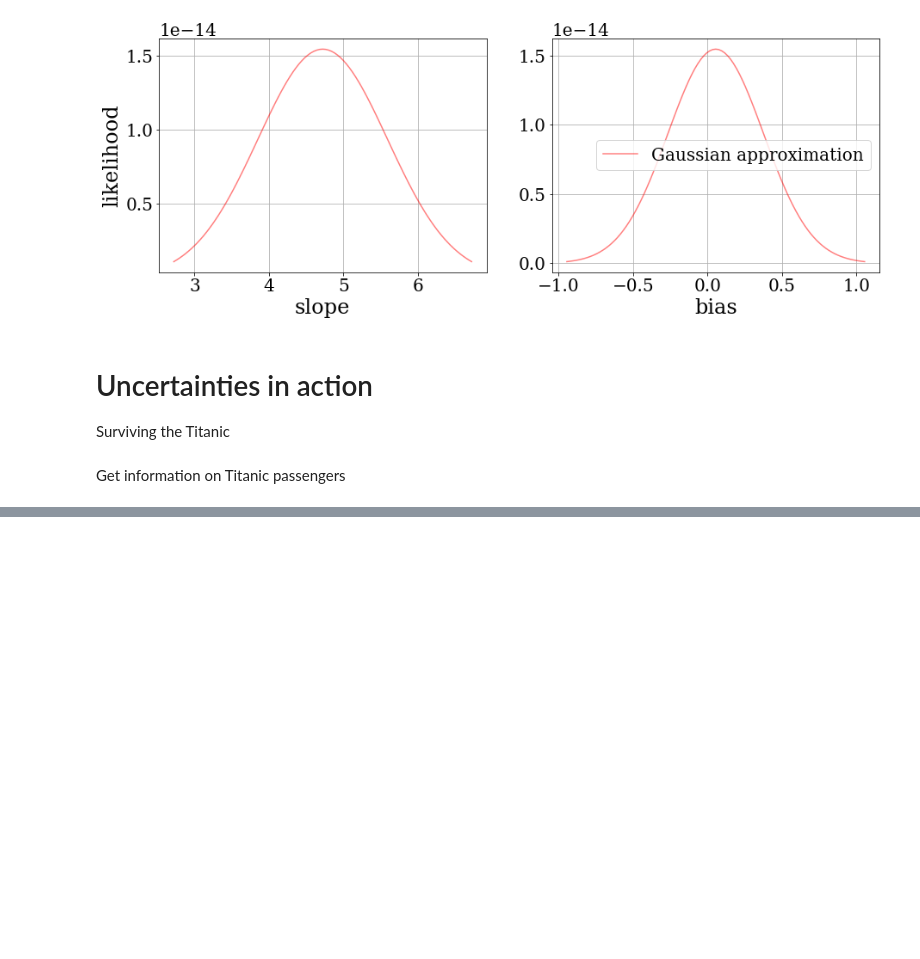
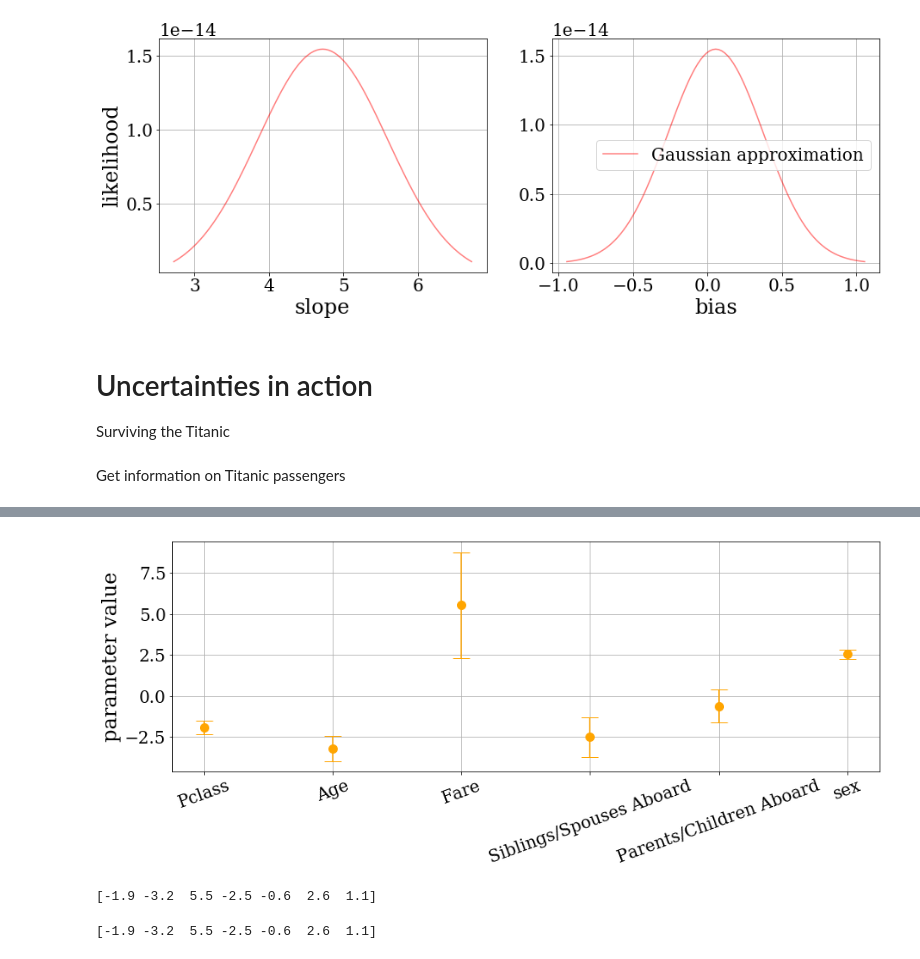
Before and after one commit to faab5/errortools, a Jupyter notebook: notebooks/PyData presentation 11-05-2019.ipynb, the cells around one changed output, grey strips where cells are left out. Saved outputs shown, nothing was run; the diff lists cells and outputs as text; code cells hidden in the pictures; blank space fills up the shorter version.

```diff
--- a/notebooks/PyData presentation 11-05-2019.ipynb
+++ b/notebooks/PyData presentation 11-05-2019.ipynb
@@ -408,0 +531,4 @@ df = pd.read_csv("http://web.stanford.edu/class/archive/cs/cs109/cs109.1166/stuf
+# %%
+scaler = sklearn.preprocessing.MinMaxScaler().fit(X_train)
+X_train_scaled = scaler.transform(X_train)
+X_test_scaled = scaler.transform(X_test)
@@ -408,0 +539,17 @@ df = pd.read_csv("http://web.stanford.edu/class/archive/cs/cs109/cs109.1166/stuf
+# %%
+fig, ax = plt.subplots(1, 1, figsize=(15, 5))
+ax.errorbar(x=np.arange(len(features)), y=titanic_model.parameters[:-1],
+            yerr=titanic_model.errors[:-1], fmt='o', color='orange', capsize=10, markersize=10)
+ax.grid()
+ax.set_ylabel("parameter value")
+plt.xticks(np.arange(len(features)), features, rotation=20);
+# %% [output]
+[figure, added]
+# %%
+scores_test = titanic_model.predict(X_test_scaled)
+# %% [output]
+[-1.9 -3.2  5.5 -2.5 -0.6  2.6  1.1]
+# %%
+errors_test_down, errors_test_up = titanic_model.estimate_errors(X_test_scaled)
+# %% [output]
+[-1.9 -3.2  5.5 -2.5 -0.6  2.6  1.1]
```
Also changed, not shown: parts of 20 cells of this notebook, 1 other file.
